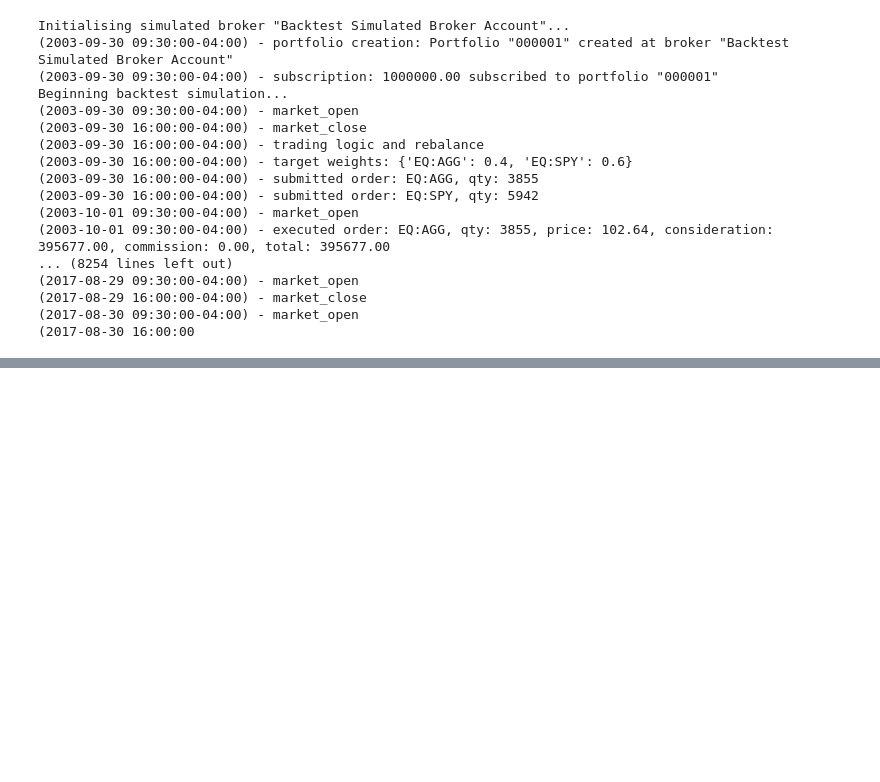
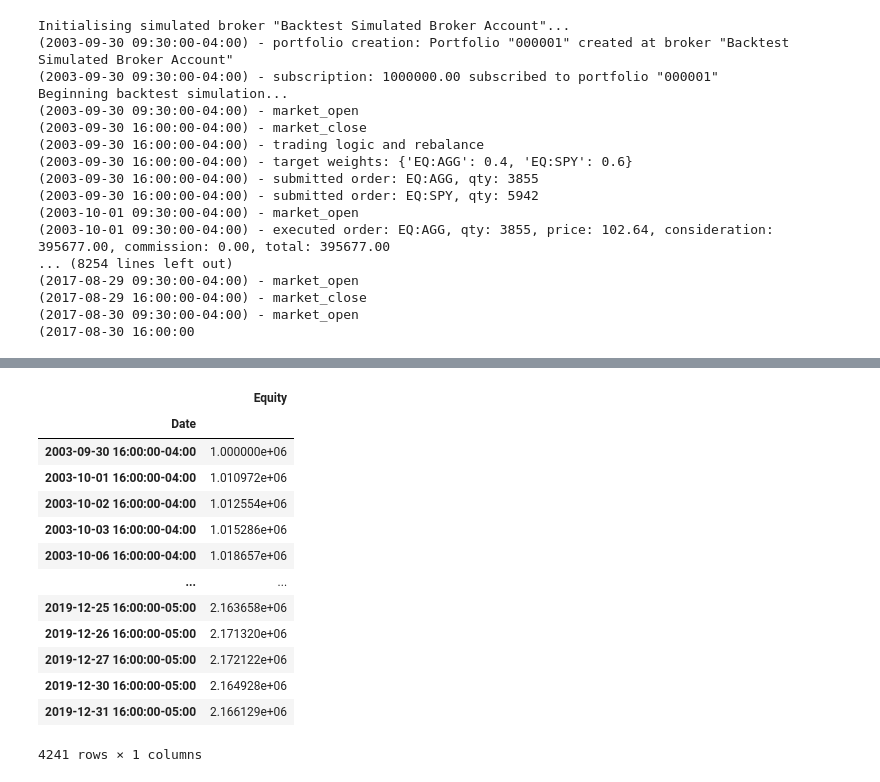
Before and after one commit to estrader1/qstrader, a Jupyter notebook: examples/6040.ipynb, the cells around one changed output, grey strips where cells are left out. Saved outputs shown, nothing was run; the diff lists cells and outputs as text; code cells hidden in the pictures; blank space fills up the shorter version.

```diff
--- a/examples/6040.ipynb
+++ b/examples/6040.ipynb
@@ -85,2 +103,19 @@ list(strategy_backtest.stats.keys())
 # %%
 stats = strategy_backtest.get_stats_dataframe()
+# %%
+stats['equity_curve']
+# %% [output]
+|  | Equity |
+| Date |  |
+| 2003-09-30 16:00:00-04:00 | 1.000000e+06 |
+| 2003-10-01 16:00:00-04:00 | 1.010972e+06 |
+| 2003-10-02 16:00:00-04:00 | 1.012554e+06 |
+| 2003-10-03 16:00:00-04:00 | 1.015286e+06 |
+| 2003-10-06 16:00:00-04:00 | 1.018657e+06 |
+| ... | ... |
+| 2019-12-25 16:00:00-05:00 | 2.163658e+06 |
+| 2019-12-26 16:00:00-05:00 | 2.171320e+06 |
+| 2019-12-27 16:00:00-05:00 | 2.172122e+06 |
+| 2019-12-30 16:00:00-05:00 | 2.164928e+06 |
+| 2019-12-31 16:00:00-05:00 | 2.166129e+06 |
+4241 rows × 1 columns
```
Also changed, not shown: parts of 7 cells of this notebook, 4 other files.
